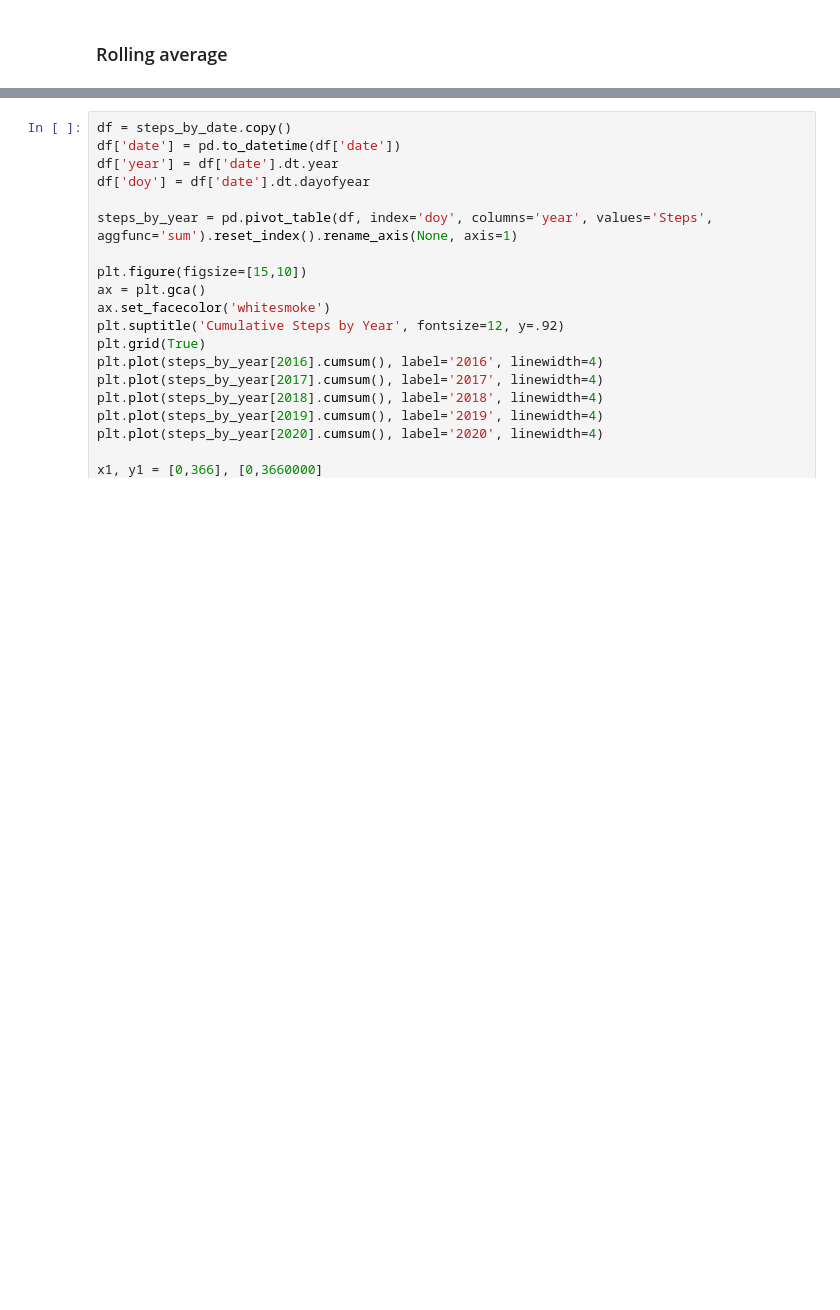
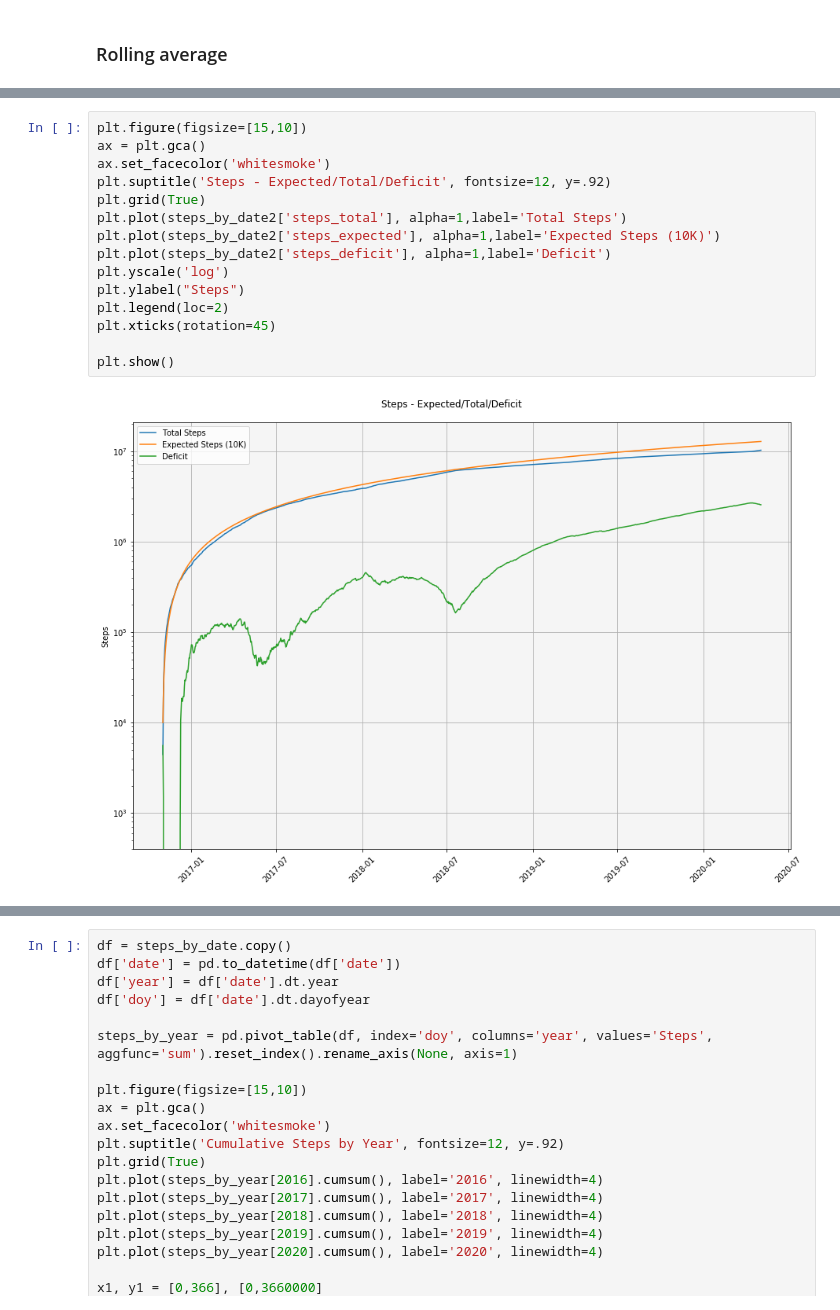
Before and after one commit to gregmames/HealthTracking, a Jupyter notebook: apple_health_data_processor.ipynb, the cells around one changed output, grey strips where cells are left out. Cells and saved outputs as stored; diff of their text form; blank space fills up the shorter version.

```diff
--- a/apple_health_data_processor.ipynb
+++ b/apple_health_data_processor.ipynb
@@ -213,0 +213,17 @@ plt.show()
+# %%
+plt.figure(figsize=[15,10])
+ax = plt.gca()
+ax.set_facecolor('whitesmoke')
+plt.suptitle('Steps - Expected/Total/Deficit', fontsize=12, y=.92)
+plt.grid(True)
+plt.plot(steps_by_date2['steps_total'], alpha=1,label='Total Steps')
+plt.plot(steps_by_date2['steps_expected'], alpha=1,label='Expected Steps (10K)')
+plt.plot(steps_by_date2['steps_deficit'], alpha=1,label='Deficit')
+plt.yscale('log')
+plt.ylabel("Steps")
+plt.legend(loc=2)
+plt.xticks(rotation=45)
+
+plt.show()
+# %% [output]
+[figure, added]
```
Also changed, not shown: parts of 22 cells of this notebook.
